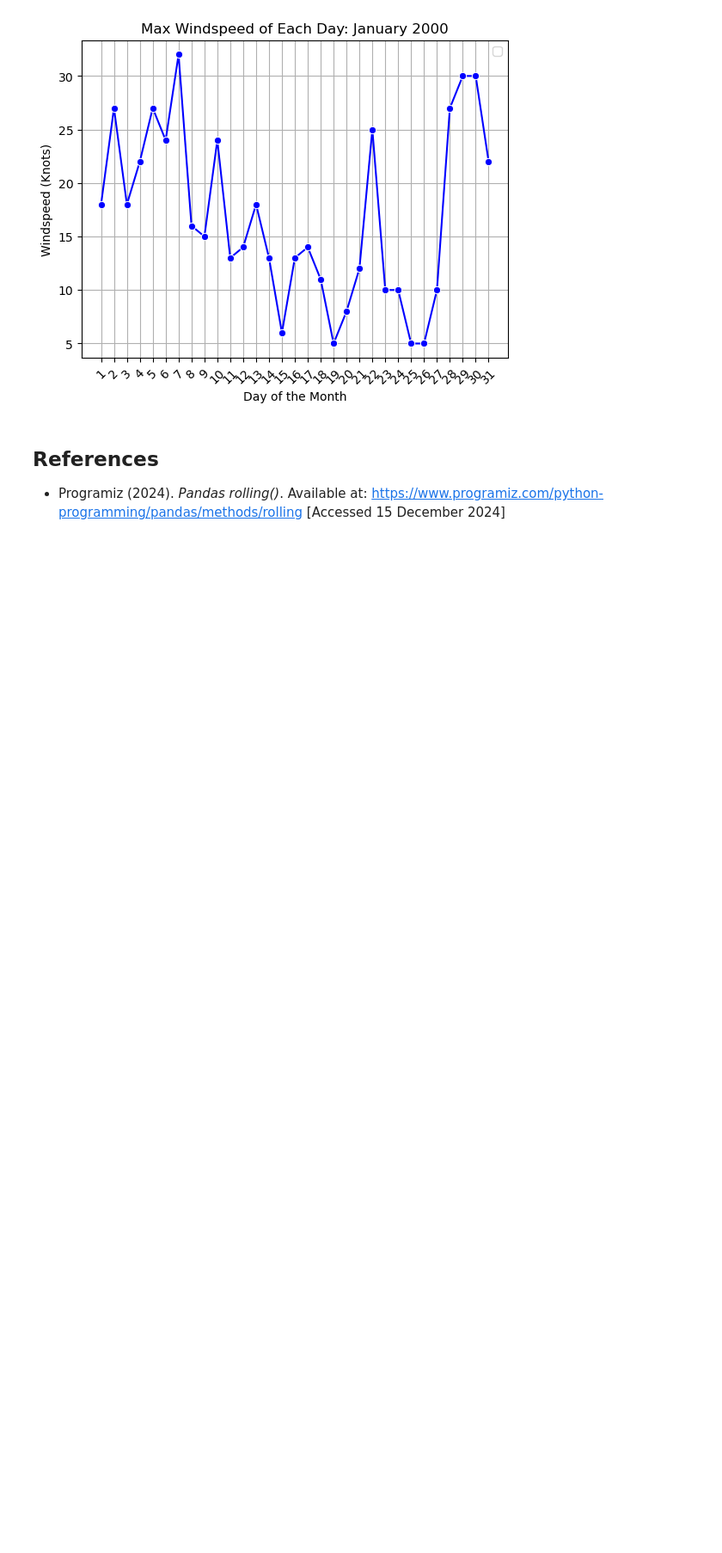
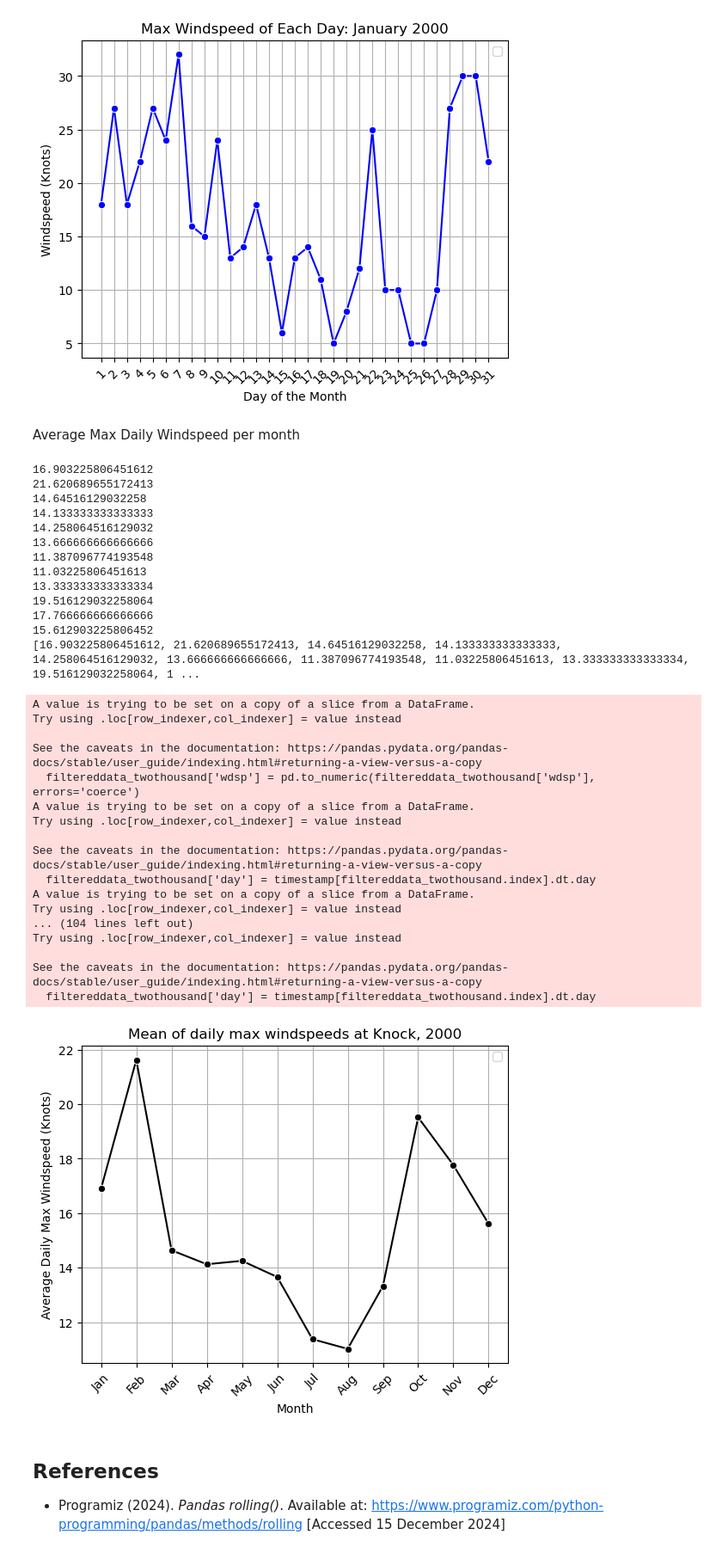
Before and after one commit to MylesHenehan/pfda, a Jupyter notebook: assignments/assignment_6_weather.ipynb, the cells around one changed output. Shown at 86% size. Saved outputs shown, nothing was run; the diff lists cells and outputs as text; code cells hidden in the pictures; blank space fills up the shorter version.

```diff
--- a/assignments/assignment_6_weather.ipynb
+++ b/assignments/assignment_6_weather.ipynb
@@ -242,6 +242,67 @@ Try using .loc[row_indexer,col_indexer] = value instead
 See the caveats in the documentation: https://pandas.pydata.org/pandas-docs/stable/user_guide/indexing.html#returning-a-view-versus-a-copy
   filtered_jantwothousand['day'] = timestamp[filtered_jantwothousand.index].dt.day
 [figure]
+# %% [markdown]
+Average Max Daily Windspeed per month
+# %%
+monthlymeans = []
+
+for month in range(1,13):
+    filtereddata_twothousand = df[(timestamp.dt.year == 2000) &
+                       (timestamp.dt.month == month)]
+
+    filtereddata_twothousand['wdsp'] = pd.to_numeric(filtereddata_twothousand['wdsp'], errors='coerce')
+    filtereddata_twothousand['day'] = timestamp[filtereddata_twothousand.index].dt.day
+
+    dailymaxwindspeed = filtereddata_twothousand.groupby('day')['wdsp'].max()
+    avgmonthlymax = dailymaxwindspeed.mean()
+    print(avgmonthlymax)
+    monthlymeans.append(avgmonthlymax)
+
+print(monthlymeans)
+# So, we now have an array with the monthly mean of the daily max windspeeds. Now we just need to plot this.
+
+
+sns.lineplot(x=range(1,13), y=monthlymeans, marker="o", color='black')
+plt.title("Mean of daily max windspeeds at Knock, 2000")
+plt.xlabel("Month")
+plt.ylabel("Average Daily Max Windspeed (Knots)")
+plt.xticks(np.arange(1, 13, 1), ['Jan', 'Feb', 'Mar', 'Apr', 'May', 'Jun', 'Jul', 'Aug', 'Sep', 'Oct', 'Nov', 'Dec'], rotation=45)
+plt.grid()
+plt.legend()
+plt.show()
+# %% [output]
+16.903225806451612
+21.620689655172413
+14.64516129032258
+14.133333333333333
+14.258064516129032
+13.666666666666666
+11.387096774193548
+11.03225806451613
+13.333333333333334
+19.516129032258064
+17.766666666666666
+15.612903225806452
+[16.903225806451612, 21.620689655172413, 14.64516129032258, 14.133333333333333, 14.258064516129032, 13.666666666666666, 11.387096774193548, 11.03225806451613, 13.333333333333334, 19.516129032258064, 1 ...
+A value is trying to be set on a copy of a slice from a DataFrame.
+Try using .loc[row_indexer,col_indexer] = value instead
+
+See the caveats in the documentation: https://pandas.pydata.org/pandas-docs/stable/user_guide/indexing.html#returning-a-view-versus-a-copy
+  filtereddata_twothousand['wdsp'] = pd.to_numeric(filtereddata_twothousand['wdsp'], errors='coerce')
+A value is trying to be set on a copy of a slice from a DataFrame.
+Try using .loc[row_indexer,col_indexer] = value instead
+
+See the caveats in the documentation: https://pandas.pydata.org/pandas-docs/stable/user_guide/indexing.html#returning-a-view-versus-a-copy
+  filtereddata_twothousand['day'] = timestamp[filtereddata_twothousand.index].dt.day
+A value is trying to be set on a copy of a slice from a DataFrame.
+Try using .loc[row_indexer,col_indexer] = value instead
+... (104 lines left out)
+Try using .loc[row_indexer,col_indexer] = value instead
+
+See the caveats in the documentation: https://pandas.pydata.org/pandas-docs/stable/user_guide/indexing.html#returning-a-view-versus-a-copy
+  filtereddata_twothousand['day'] = timestamp[filtereddata_twothousand.index].dt.day
+[figure, added]
 # %% [markdown]
 ## References
 - Programiz (2024). *Pandas rolling()*. Available at: https://www.programiz.com/python-programming/pandas/methods/rolling [Accessed 15 December 2024]
```
Also changed, not shown: parts of 1 cell of this notebook.
